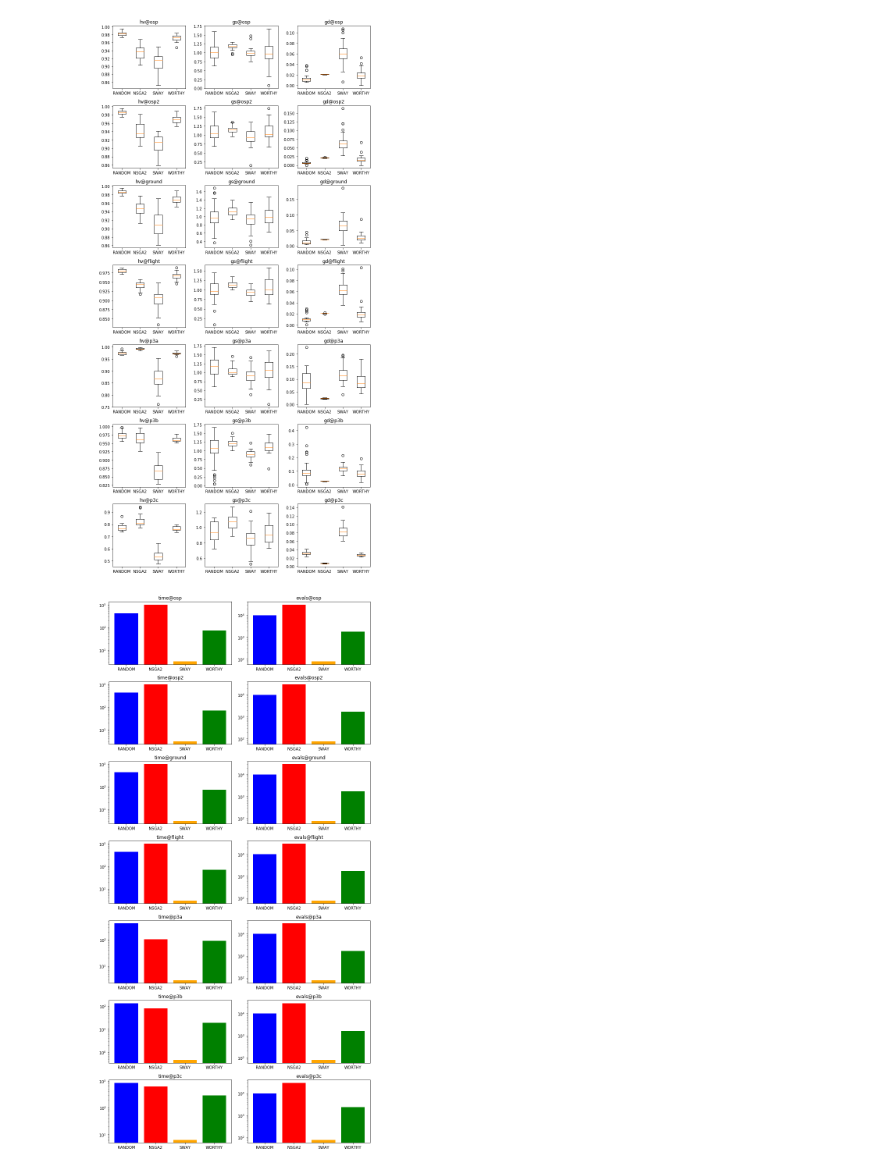
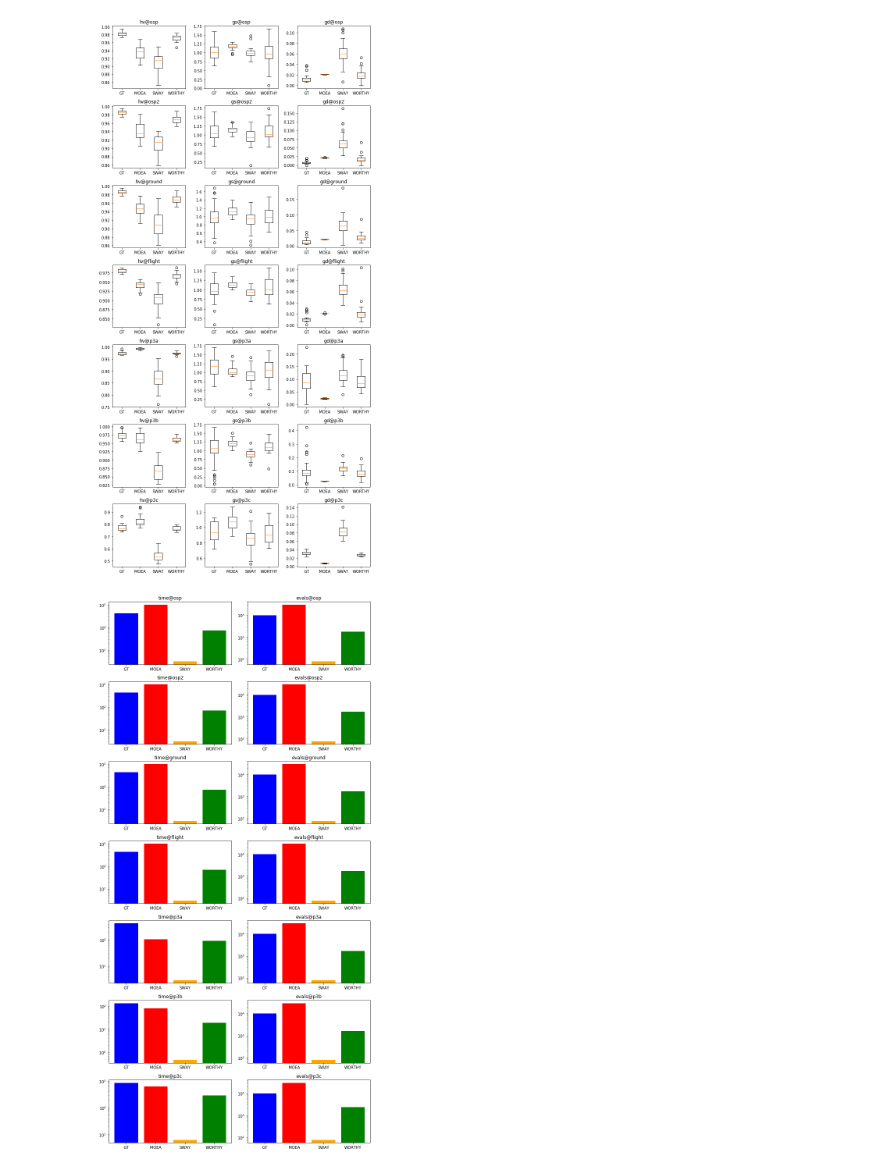
Before and after one commit to ginfung/FSSE, a Jupyter notebook: Metrics/plots.ipynb, the cells around one changed output. Saved outputs shown, nothing was run; the diff lists cells and outputs as text; code cells hidden in the pictures.

Commit message:
rename plots

```diff
--- a/Metrics/plots.ipynb
+++ b/Metrics/plots.ipynb
@@ -49,7 +49,7 @@ def boxploting(model, algs, metrics, ax):
 
     # http://blog.bharatbhole.com/creating-boxplots-with-matplotlib/
     ax.boxplot(stats)
-    ax.set_xticklabels(algs)
+    ax.set_xticklabels(['GT', 'MOEA', 'SWAY', 'WORTHY'])
     ax.get_xaxis().tick_bottom()
     ax.get_yaxis().tick_left()
 #     ax.set_ylim(0, 1)
@@ -71,31 +71,31 @@ plt.tight_layout()
 # plt.show()
 plt.savefig('../results/stat.pdf')
 # %% [output]
-[figure, old version]
+[figure, new version]
 # %%
 def loading(model, alg, metric):
     return pd.read_pickle(f'../results/{model}.{alg}.stats.pkl')[metric].dropna()
 
 models = ['osp', 'osp2', 'ground', 'flight', 'p3a', 'p3b', 'p3c']
 algs = ['RANDOM', 'NSGA2', 'SWAY', 'WORTHY']
 metrics = ['time', 'evals']
 model = models[0]
 fig = plt.figure(1, figsize=(10, 20))
 
 i = 1
 for model in models:
     for metric in metrics:
         ax = fig.add_subplot(len(models), len(metrics), i)
         values = [loading(model, alg, metric).mean() for alg in algs]
         ax.bar(np.arange(len(algs)), values, color=['blue', 'red', 'orange', 'green'])
         ax.set_yscale('log')
         ax.set_xticks(np.arange(len(algs)))
-        ax.set_xticklabels(algs)
+        ax.set_xticklabels(['GT', 'MOEA', 'SWAY', 'WORTHY'])
         ax.set_title(f'{metric}@{model}')
         i += 1
 
 plt.tight_layout()
 # plt.show()
 plt.savefig('../results/times.pdf')
 # %% [output]
-[figure, old version]
+[figure, new version]
```
Also changed, not shown: 2 other files.
